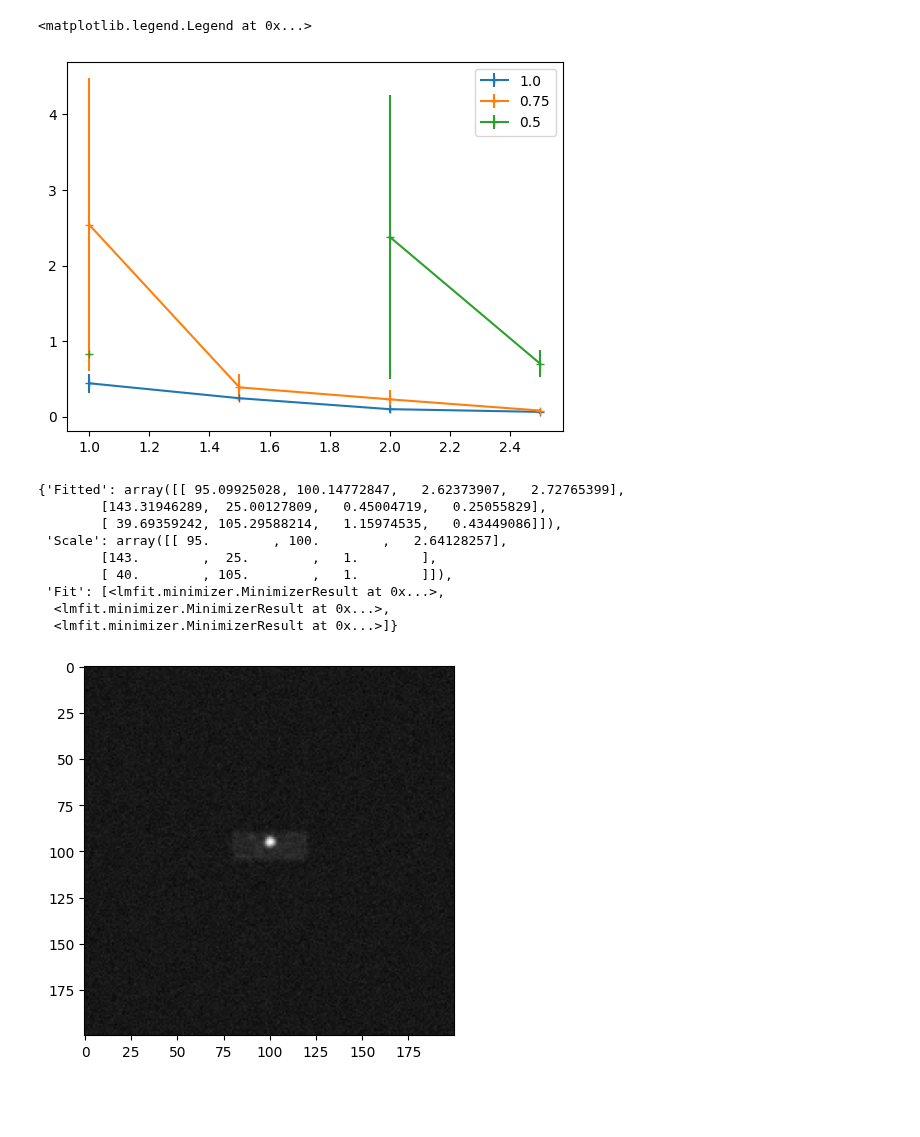
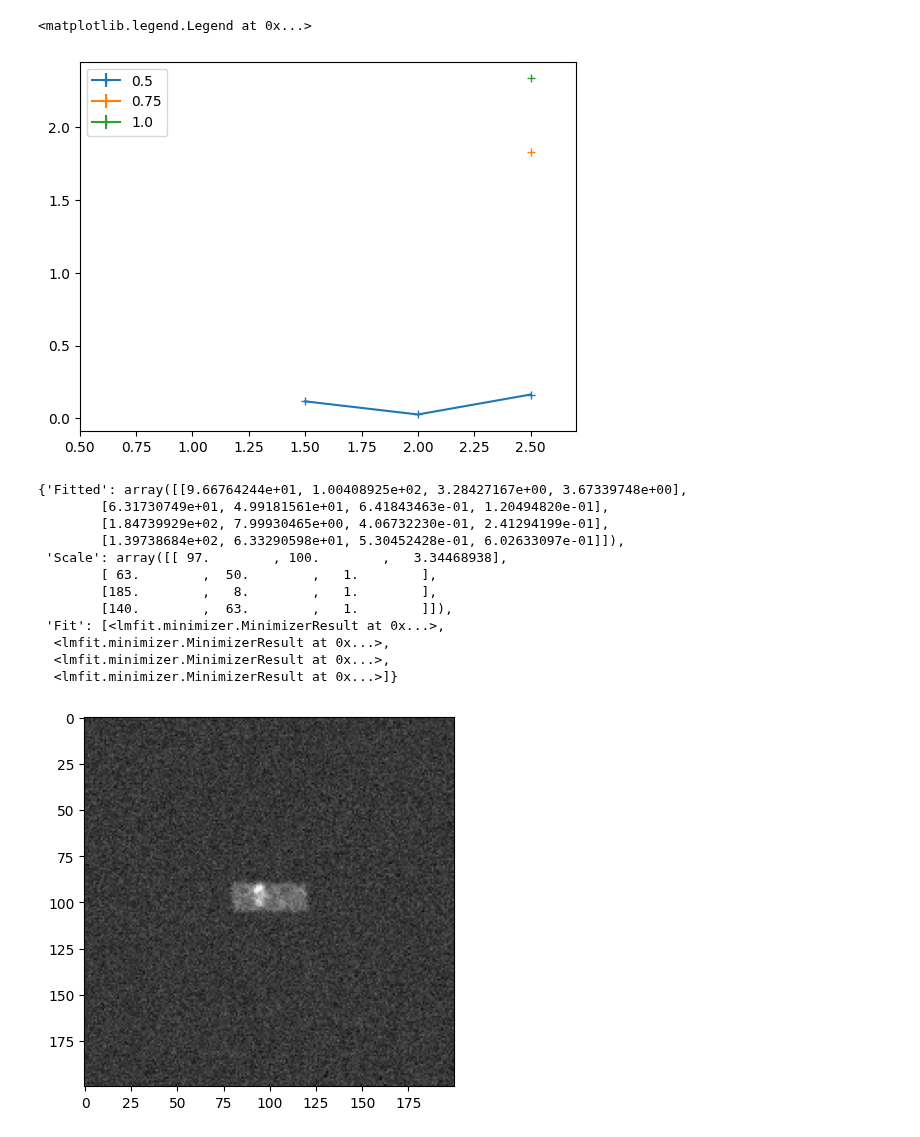
Before and after one commit to joemans3/Single_Particle_Analysis, a Jupyter notebook: Thesis_Scripts/Chapter_3_Figures/Chapter_3_Figure5_plotting.ipynb, the cells around one changed output. Drawn from its saved outputs; the diff is of its cells as text; code cells hidden in the pictures; blank space fills up the shorter version.

```diff
--- a/Thesis_Scripts/Chapter_3_Figures/Chapter_3_Figure5_plotting.ipynb
+++ b/Thesis_Scripts/Chapter_3_Figures/Chapter_3_Figure5_plotting.ipynb
@@ -291,16 +291,16 @@ def utility_condensate_size_initial_dict(sizes,diffusion_coefficient,hurst_expon
         initial_dict_collection.append(initial_dict)
     return initial_dict_collection
 # %%
-with open('/Users/baljyot/Documents/2022-2023/PhD_Thesis/Figures/Chapter_3/Figure_5/dense_sampled/diffusion_001/collection_sizes_sim_results.pkl','rb') as f:
+with open('/Volumes/Baljyot_HD/PHD_Thesis_Figures/Figures/Chapter_3/Figure_5/dense_sampled/diffusion_001/collection_sizes_sim_results.pkl','rb') as f:
     collection_sizes_sim_results_dense_001 = pickle.load(f)
-with open('/Users/baljyot/Documents/2022-2023/PhD_Thesis/Figures/Chapter_3/Figure_5/dense_sampled/diffusion_01/collection_sizes_sim_results.pkl','rb') as f:
+with open('/Volumes/Baljyot_HD/PHD_Thesis_Figures/Figures/Chapter_3/Figure_5/dense_sampled/diffusion_01/collection_sizes_sim_results.pkl','rb') as f:
     collection_sizes_sim_results_dense_01 = pickle.load(f)
-with open('/Users/baljyot/Documents/2022-2023/PhD_Thesis/Figures/Chapter_3/Figure_5/dense_sampled/diffusion_1/collection_sizes_sim_results.pkl','rb') as f:
+with open('/Volumes/Baljyot_HD/PHD_Thesis_Figures/Figures/Chapter_3/Figure_5/dense_sampled/diffusion_1/collection_sizes_sim_results.pkl','rb') as f:
     collection_sizes_sim_results_dense_1 = pickle.load(f)
 # %%
-with open('/Users/baljyot/Documents/2022-2023/PhD_Thesis/Figures/Chapter_3/Figure_5/sparce_sampled/diffusion_001/collection_sizes_sim_results.pkl','rb') as f:
-    collection_sizes_sim_results_sparce_001 = pickle.load(f)
-with open('/Users/baljyot/Documents/2022-2023/PhD_Thesis/Figures/Chapter_3/Figure_5/sparce_sampled/diffusion_01/collection_sizes_sim_results.pkl','rb') as f:
-    collection_sizes_sim_results_sparce_01 = pickle.load(f)
-with open('/Users/baljyot/Documents/2022-2023/PhD_Thesis/Figures/Chapter_3/Figure_5/sparce_sampled/diffusion_1/collection_sizes_sim_results.pkl','rb') as f:
-    collection_sizes_sim_results_sparce_1 = pickle.load(f)
+# with open('/Volumes/Baljyot_HD/PHD_Thesis_Figures/Figures/Chapter_3/Figure_5/sparce_sampled/diffusion_001/collection_sizes_sim_results.pkl','rb') as f:
+#     collection_sizes_sim_results_sparce_001 = pickle.load(f)
+# with open('/Volumes/Baljyot_HD/PHD_Thesis_Figures/Figures/Chapter_3/Figure_5/sparce_sampled/diffusion_01/collection_sizes_sim_results.pkl','rb') as f:
+#     collection_sizes_sim_results_sparce_01 = pickle.load(f)
+# with open('/Volumes/Baljyot_HD/PHD_Thesis_Figures/Figures/Chapter_3/Figure_5/sparce_sampled/diffusion_1/collection_sizes_sim_results.pkl','rb') as f:
+#     collection_sizes_sim_results_sparce_1 = pickle.load(f)
@@ -314,13 +307,13 @@ maxCacheSize: 5.33 GB
 # %%
-with open('/Users/baljyot/Documents/2022-2023/PhD_Thesis/Figures/Chapter_3/Figure_5/upper_sample/diffusion_001/collection_sizes_sim_results.pkl','rb') as f:
+with open('/Volumes/Baljyot_HD/PHD_Thesis_Figures/Figures/Chapter_3/Figure_5/upper_sample/diffusion_001/collection_sizes_sim_results.pkl','rb') as f:
     collection_sizes_sim_results_upper_001 = pickle.load(f)
-with open('/Users/baljyot/Documents/2022-2023/PhD_Thesis/Figures/Chapter_3/Figure_5/upper_sample/diffusion_01/collection_sizes_sim_results.pkl','rb') as f:
+with open('/Volumes/Baljyot_HD/PHD_Thesis_Figures/Figures/Chapter_3/Figure_5/upper_sample/diffusion_01/collection_sizes_sim_results.pkl','rb') as f:
     collection_sizes_sim_results_upper_01 = pickle.load(f)
-with open('/Users/baljyot/Documents/2022-2023/PhD_Thesis/Figures/Chapter_3/Figure_5/upper_sample/diffusion_1/collection_sizes_sim_results.pkl','rb') as f:
+with open('/Volumes/Baljyot_HD/PHD_Thesis_Figures/Figures/Chapter_3/Figure_5/upper_sample/diffusion_1/collection_sizes_sim_results.pkl','rb') as f:
     collection_sizes_sim_results_upper_1 = pickle.load(f)
-with open('/Users/baljyot/Documents/2022-2023/PhD_Thesis/Figures/Chapter_3/Figure_5/upper_sample/diffusion_0/collection_sizes_sim_results.pkl','rb') as f:
+with open('/Volumes/Baljyot_HD/PHD_Thesis_Figures/Figures/Chapter_3/Figure_5/upper_sample/diffusion_0/collection_sizes_sim_results.pkl','rb') as f:
     collection_sizes_sim_results_upper_0 = pickle.load(f)
-with open('/Users/baljyot/Documents/2022-2023/PhD_Thesis/Figures/Chapter_3/Figure_5/upper_sample/diffusion_0001/collection_sizes_sim_results.pkl','rb') as f:
+with open('/Volumes/Baljyot_HD/PHD_Thesis_Figures/Figures/Chapter_3/Figure_5/upper_sample/diffusion_0001/collection_sizes_sim_results.pkl','rb') as f:
     collection_sizes_sim_results_upper_0001 = pickle.load(f)
 # %%
 #load the param file
@@ -375,22 +368,26 @@ test = utility_size_loc_convert(collection_sizes_sim_results_upper_001,param_fil
 # %%
-lens = param_file[0][::-1] #to account for the transpose
+lens = param_file[0]#[::-1] #to account for the transpose
 for i in range(len(test[0])):
     plt.errorbar(param_file[6],test[6][i], yerr=test[7][i], fmt='-+', label='{}'.format(lens[i]/4/500))
+plt.xlim(0.5,2.7)
 plt.legend()
 # %% [output]
 <matplotlib.legend.Legend at 0x...>
-[figure, old version]
+[figure, new version]
 # %%
-plt.imshow(collection_sizes_sim_results_upper_0[4][0][2][2][0][0],cmap = "gray")
-scale_utility(collection_sizes_sim_results_upper_0[4][0][2][2][0][0],9.5e2)
+plt.imshow(collection_sizes_sim_results_upper_01[3][0][2][2][0][6],cmap = "gray")
+scale_utility(collection_sizes_sim_results_upper_01[4][0][2][2][0][0],9.5e2)
 # %% [output]
-{'Fitted': array([[ 95.09925028, 100.14772847,   2.62373907,   2.72765399],
-        [143.31946289,  25.00127809,   0.45004719,   0.25055829],
-        [ 39.69359242, 105.29588214,   1.15974535,   0.43449086]]),
- 'Scale': array([[ 95.        , 100.        ,   2.64128257],
-        [143.        ,  25.        ,   1.        ],
-        [ 40.        , 105.        ,   1.        ]]),
+{'Fitted': array([[9.66764244e+01, 1.00408925e+02, 3.28427167e+00, 3.67339748e+00],
+        [6.31730749e+01, 4.99181561e+01, 6.41843463e-01, 1.20494820e-01],
+        [1.84739929e+02, 7.99930465e+00, 4.06732230e-01, 2.41294199e-01],
+        [1.39738684e+02, 6.33290598e+01, 5.30452428e-01, 6.02633097e-01]]),
+ 'Scale': array([[ 97.        , 100.        ,   3.34468938],
+        [ 63.        ,  50.        ,   1.        ],
+        [185.        ,   8.        ,   1.        ],
+        [140.        ,  63.        ,   1.        ]]),
  'Fit': [<lmfit.minimizer.MinimizerResult at 0x...>,
   <lmfit.minimizer.MinimizerResult at 0x...>,
+  <lmfit.minimizer.MinimizerResult at 0x...>,
   <lmfit.minimizer.MinimizerResult at 0x...>]}
-[figure, old version]
+[figure, new version]
```
Also changed, not shown: parts of 5 cells of this notebook, 8 other files.
